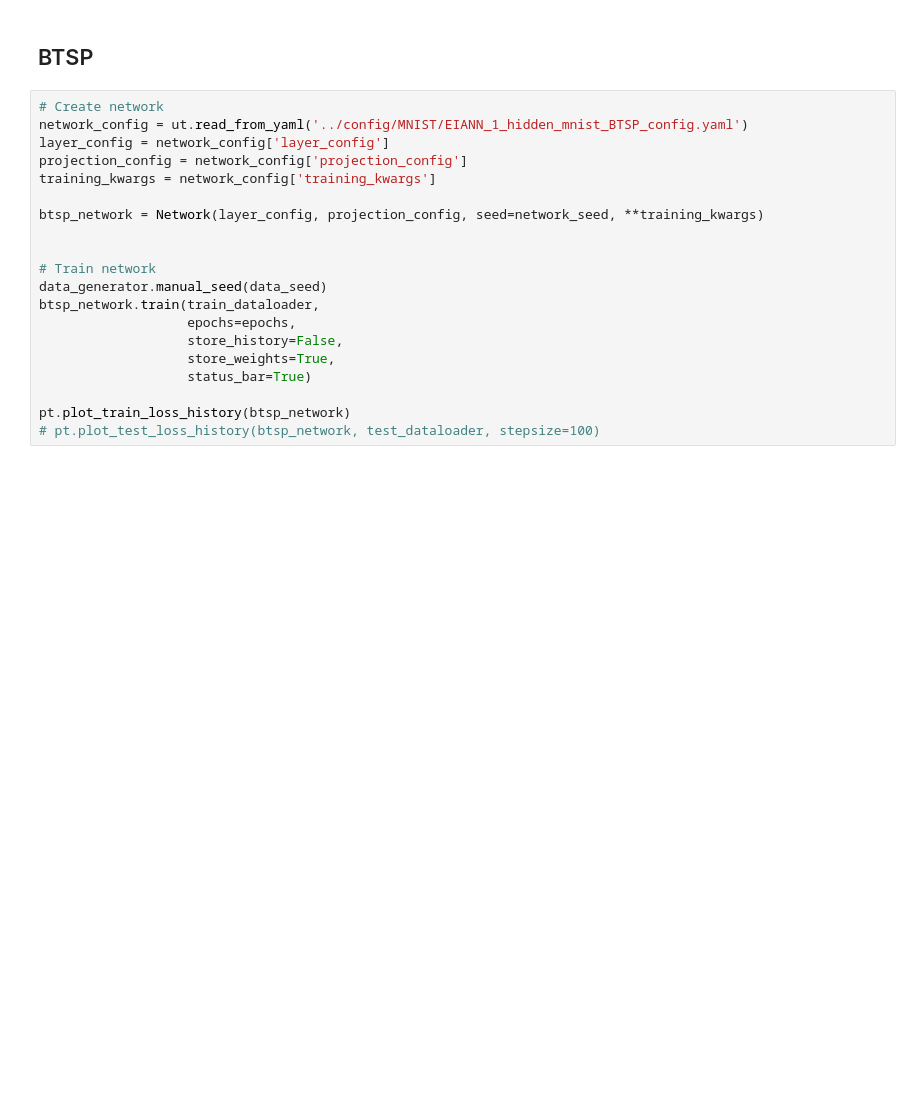
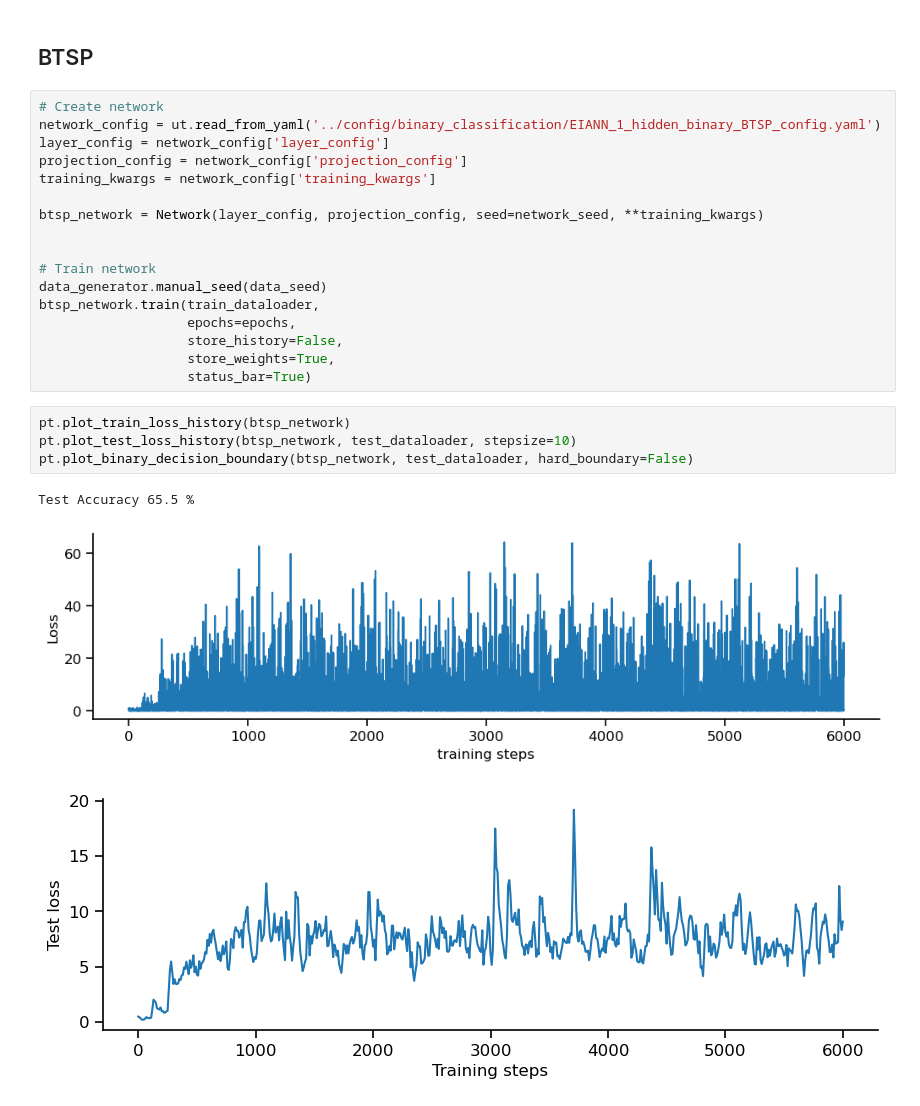
Before and after one commit to Milstein-Lab/EIANN, a Jupyter notebook: EIANN/notebooks/Binary_classifier_1hidden.ipynb, the cells around one changed output. Saved outputs shown, nothing was run; the diff lists cells and outputs as text; blank space fills up the shorter version.

```diff
--- a/EIANN/notebooks/Binary_classifier_1hidden.ipynb
+++ b/EIANN/notebooks/Binary_classifier_1hidden.ipynb
@@ -162,7 +147,7 @@ plt.show()
 ## BTSP
 # %%
 # Create network
-network_config = ut.read_from_yaml('../config/MNIST/EIANN_1_hidden_mnist_BTSP_config.yaml')
+network_config = ut.read_from_yaml('../config/binary_classification/EIANN_1_hidden_binary_BTSP_config.yaml')
 layer_config = network_config['layer_config']
 projection_config = network_config['projection_config']
 training_kwargs = network_config['training_kwargs']
@@ -177,6 +162,11 @@ btsp_network.train(train_dataloader,
                    store_history=False,
                    store_weights=True,
                    status_bar=True)
-
-pt.plot_train_loss_history(btsp_network)
-# pt.plot_test_loss_history(btsp_network, test_dataloader, stepsize=100)
+# %%
+pt.plot_train_loss_history(btsp_network)
+pt.plot_test_loss_history(btsp_network, test_dataloader, stepsize=10)
+pt.plot_binary_decision_boundary(btsp_network, test_dataloader, hard_boundary=False)
+# %% [output]
+Test Accuracy 65.5 %
+[figure, added]
+[figure, added]
```
Also changed, not shown: parts of 10 cells of this notebook, 9 other files.
